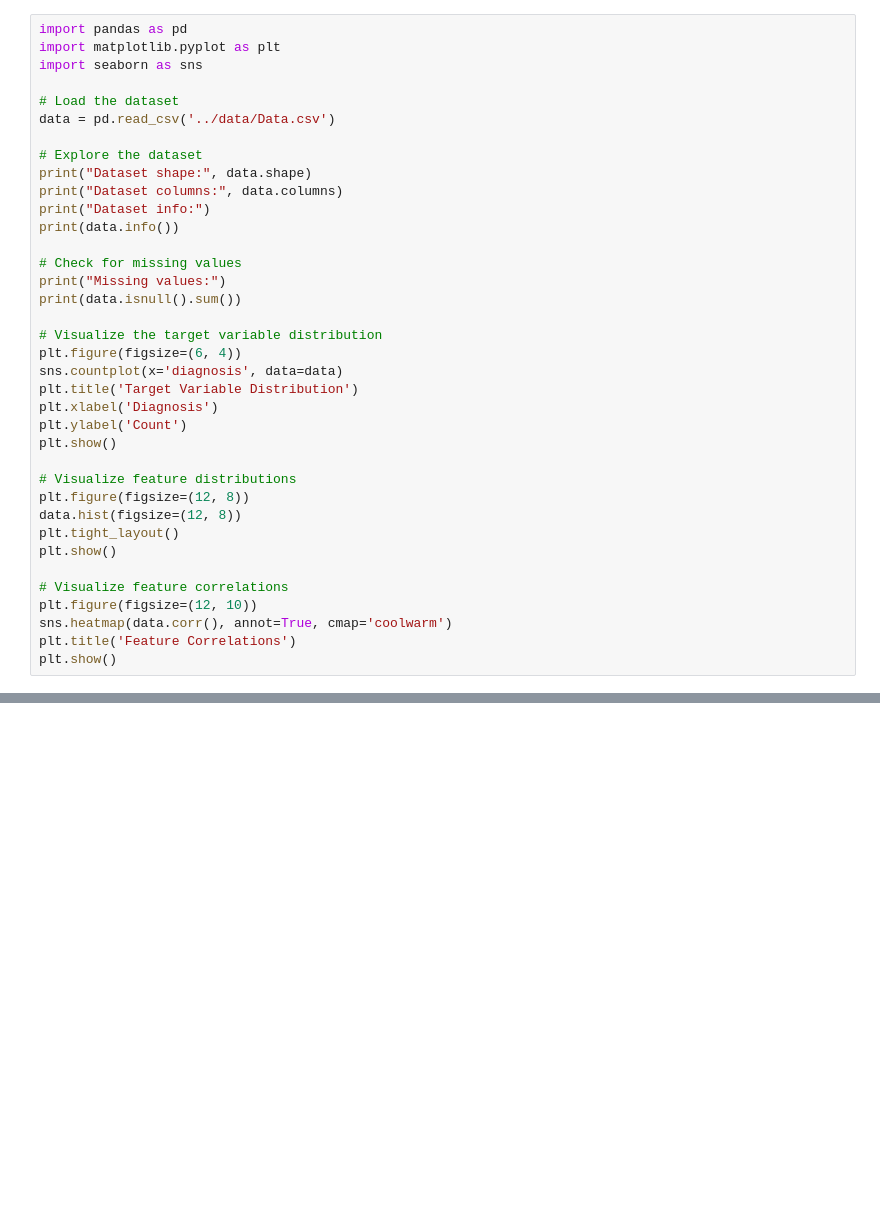
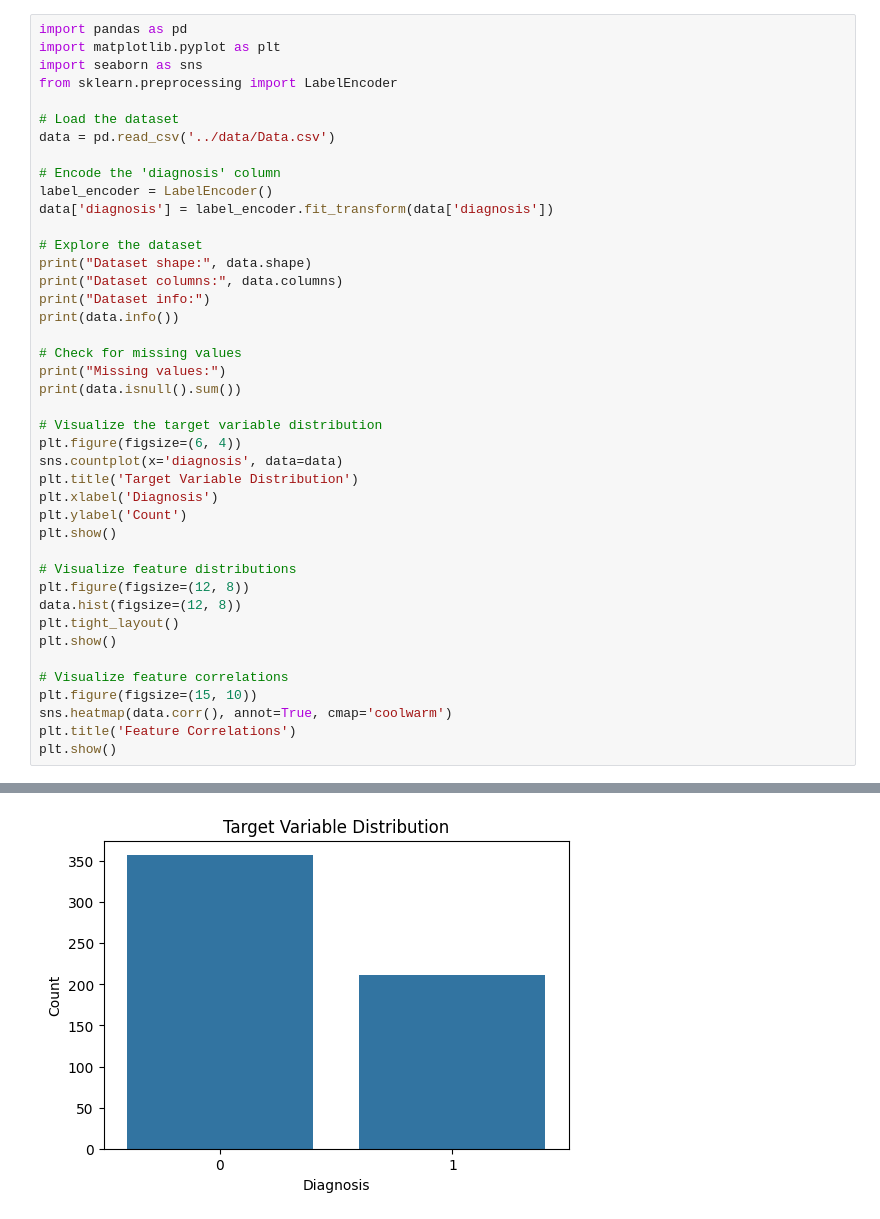
Before and after one commit to mohamadsolouki/Breast-Cancer-Prediction, a Jupyter notebook: notebooks/01_data_exploration.ipynb, the cells around one changed output, grey strips where cells are left out. Saved outputs shown, nothing was run; the diff lists cells and outputs as text; blank space fills up the shorter version.

```diff
--- a/notebooks/01_data_exploration.ipynb
+++ b/notebooks/01_data_exploration.ipynb
@@ -2,9 +2,14 @@
 import pandas as pd
 import matplotlib.pyplot as plt
 import seaborn as sns
+from sklearn.preprocessing import LabelEncoder
 
 # Load the dataset
 data = pd.read_csv('../data/Data.csv')
+
+# Encode the 'diagnosis' column
+label_encoder = LabelEncoder()
+data['diagnosis'] = label_encoder.fit_transform(data['diagnosis'])
 
 # Explore the dataset
 print("Dataset shape:", data.shape)
@@ -31,7 +36,7 @@ plt.tight_layout()
 plt.show()
 
 # Visualize feature correlations
-plt.figure(figsize=(12, 10))
+plt.figure(figsize=(15, 10))
 sns.heatmap(data.corr(), annot=True, cmap='coolwarm')
 plt.title('Feature Correlations')
 plt.show()
@@ -39,0 +61 @@ ModuleNotFoundError: No module named 'pandas'
+[figure, added]
```
Also changed, not shown: parts of 1 cell of this notebook, 4 other files.
